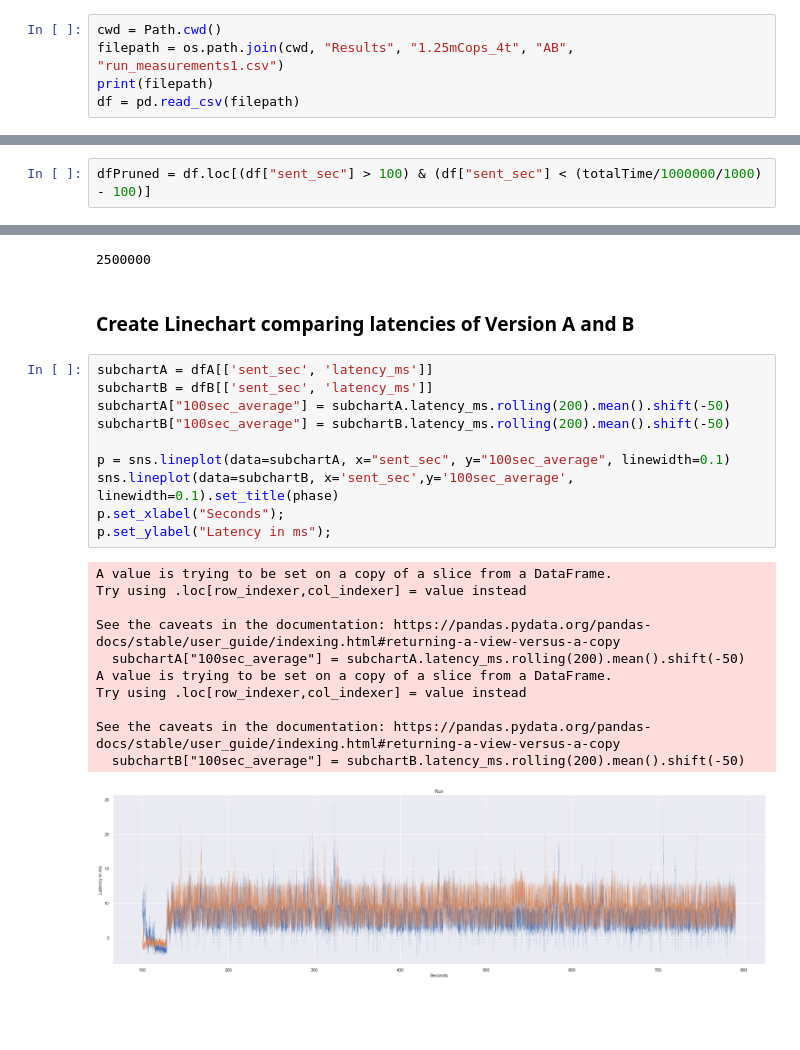
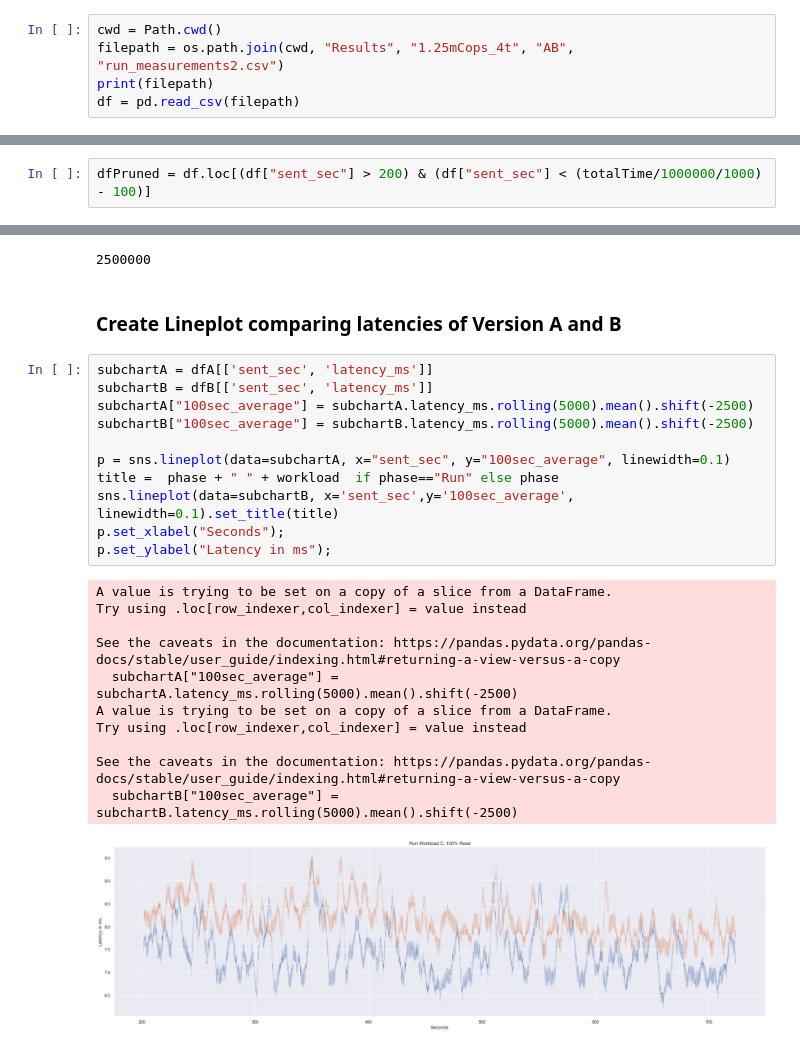
Before and after one commit to FelixMedicusf/DuetBenchmarking, a Jupyter notebook: Results/Result Evaluation.ipynb, the cells around one changed output, grey strips where cells are left out. Cells and saved outputs as stored; diff of their text form; blank space fills up the shorter version.

```diff
--- a/Results/Result Evaluation.ipynb
+++ b/Results/Result Evaluation.ipynb
@@ -23,7 +23,7 @@ from pathlib import Path
 ### Import Benchmarking Measurements as csv file and create Pandas Dataframe for further Analysis
 # %%
 cwd = Path.cwd()
-filepath = os.path.join(cwd, "Results", "1.25mCops_4t", "AB", "run_measurements1.csv")
+filepath = os.path.join(cwd, "Results", "1.25mCops_4t", "AB", "run_measurements2.csv")
 print(filepath)
 df = pd.read_csv(filepath)
 # %% [output]
@@ -81,7 +83,7 @@ print(totalTime/1000000/1000, "seconds", "or", totalTime/1000000/1000/60, "m")
 # %% [markdown]
 ### Prune Measurements and print new run time for pruned benchmark (Remove first and last 100 seconds)
 # %%
-dfPruned = df.loc[(df["sent_sec"] > 100) & (df["sent_sec"] < (totalTime/1000000/1000) - 100)]
+dfPruned = df.loc[(df["sent_sec"] > 200) & (df["sent_sec"] < (totalTime/1000000/1000) - 100)]
 # %%
 totalTime = dfPruned["received"].max() - dfPruned["sent"].min()
 print("Pruned time:\n",totalTime/1000000/1000, "seconds", "or", totalTime/1000000/1000/60, "minutes")
@@ -287,26 +271,27 @@ print(len(df))
 # %% [output]
 2500000
 # %% [markdown]
-### Create Linechart comparing latencies of Version A and B
+### Create Lineplot comparing latencies of Version A and B
 # %%
 subchartA = dfA[['sent_sec', 'latency_ms']]
 subchartB = dfB[['sent_sec', 'latency_ms']]
-subchartA["100sec_average"] = subchartA.latency_ms.rolling(200).mean().shift(-50)
-subchartB["100sec_average"] = subchartB.latency_ms.rolling(200).mean().shift(-50)
+subchartA["100sec_average"] = subchartA.latency_ms.rolling(5000).mean().shift(-2500)
+subchartB["100sec_average"] = subchartB.latency_ms.rolling(5000).mean().shift(-2500)
 
 p = sns.lineplot(data=subchartA, x="sent_sec", y="100sec_average", linewidth=0.1)
-sns.lineplot(data=subchartB, x='sent_sec',y='100sec_average', linewidth=0.1).set_title(phase)
+title =  phase + " " + workload  if phase=="Run" else phase
+sns.lineplot(data=subchartB, x='sent_sec',y='100sec_average', linewidth=0.1).set_title(title)
 p.set_xlabel("Seconds");
 p.set_ylabel("Latency in ms");
 # %% [output]
 A value is trying to be set on a copy of a slice from a DataFrame.
 Try using .loc[row_indexer,col_indexer] = value instead
 
 See the caveats in the documentation: https://pandas.pydata.org/pandas-docs/stable/user_guide/indexing.html#returning-a-view-versus-a-copy
-  subchartA["100sec_average"] = subchartA.latency_ms.rolling(200).mean().shift(-50)
+  subchartA["100sec_average"] = subchartA.latency_ms.rolling(5000).mean().shift(-2500)
 A value is trying to be set on a copy of a slice from a DataFrame.
 Try using .loc[row_indexer,col_indexer] = value instead
 
 See the caveats in the documentation: https://pandas.pydata.org/pandas-docs/stable/user_guide/indexing.html#returning-a-view-versus-a-copy
-  subchartB["100sec_average"] = subchartB.latency_ms.rolling(200).mean().shift(-50)
+  subchartB["100sec_average"] = subchartB.latency_ms.rolling(5000).mean().shift(-2500)
-[figure, old version]
+[figure, new version]
```
Also changed, not shown: parts of 22 cells of this notebook, 9 other files.
